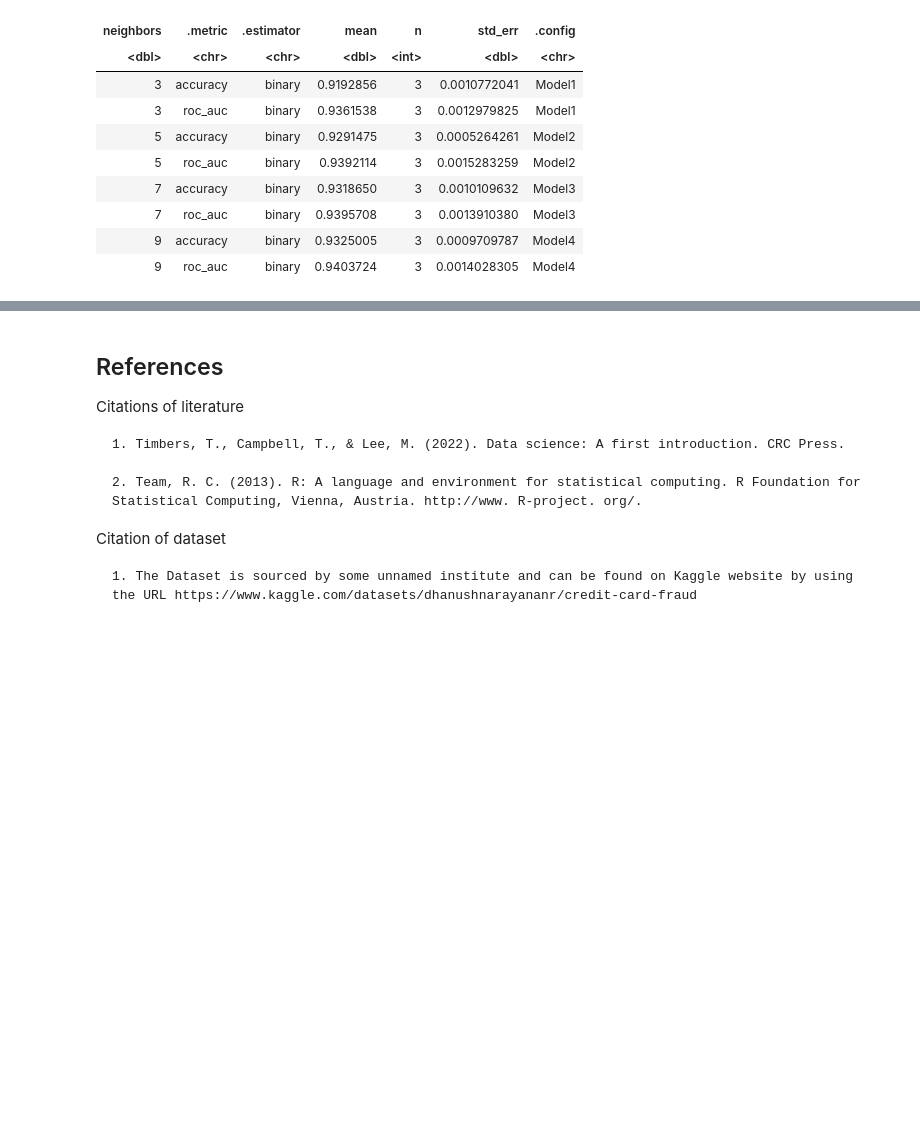
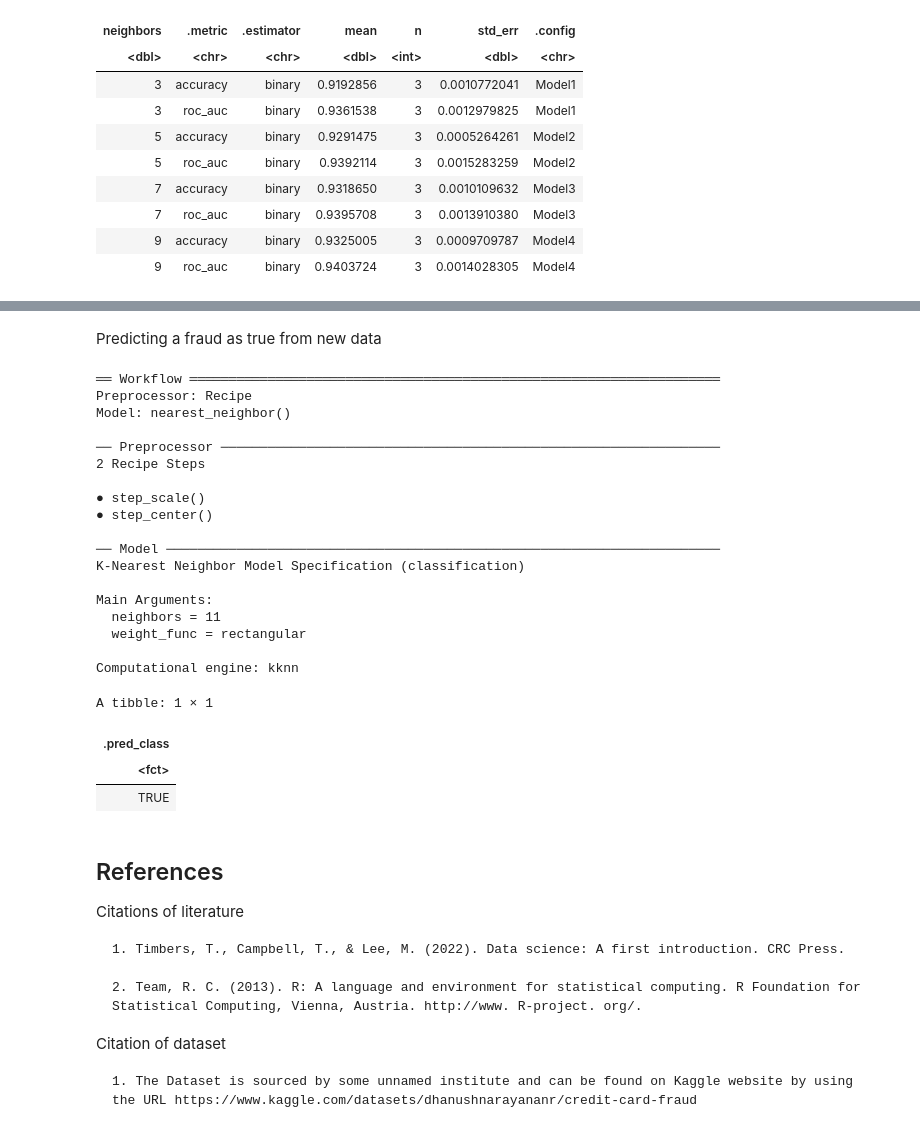
Before and after one commit to chohyeonkim/Data-Science-R-, a Jupyter notebook: Final_Report.ipynb, the cells around one changed output, grey strips where cells are left out. Drawn from its saved outputs; the diff is of its cells as text; code cells hidden in the pictures; blank space fills up the shorter version.

Commit message:
Prediction model added

```diff
--- a/Final_Report.ipynb
+++ b/Final_Report.ipynb
@@ -418,3 +418,41 @@ Prediction FALSE  TRUE
+# %% [markdown]
+Predicting a fraud as true from new data
+# %%
+new_obs_all <- tibble(distance_from_home = 200, ratio_to_median_purchase_price = 50)
+
+card_workflow  <- workflow() %>%
+                  add_recipe(card_recipe) %>%
+                  add_model(card_spec)
+card_workflow
+
+# your code here
+knn_fit_all <- card_workflow%>%
+            fit(data = card_train_2)
+class_prediction_all <- predict(knn_fit_all, new_obs_all)
+class_prediction_all
+# %% [output]
+══ Workflow ════════════════════════════════════════════════════════════════════
+Preprocessor: Recipe
+Model: nearest_neighbor()
+
+── Preprocessor ────────────────────────────────────────────────────────────────
+2 Recipe Steps
+
+● step_scale()
+● step_center()
+
+── Model ───────────────────────────────────────────────────────────────────────
+K-Nearest Neighbor Model Specification (classification)
+
+Main Arguments:
+  neighbors = 11
+  weight_func = rectangular
+
+Computational engine: kknn
+A tibble: 1 × 1
+| .pred_class |
+| <fct> |
+| TRUE |
 # %% [markdown]
 ## References
 Citations of literature
```
Also changed, not shown: parts of 3 cells of this notebook.
